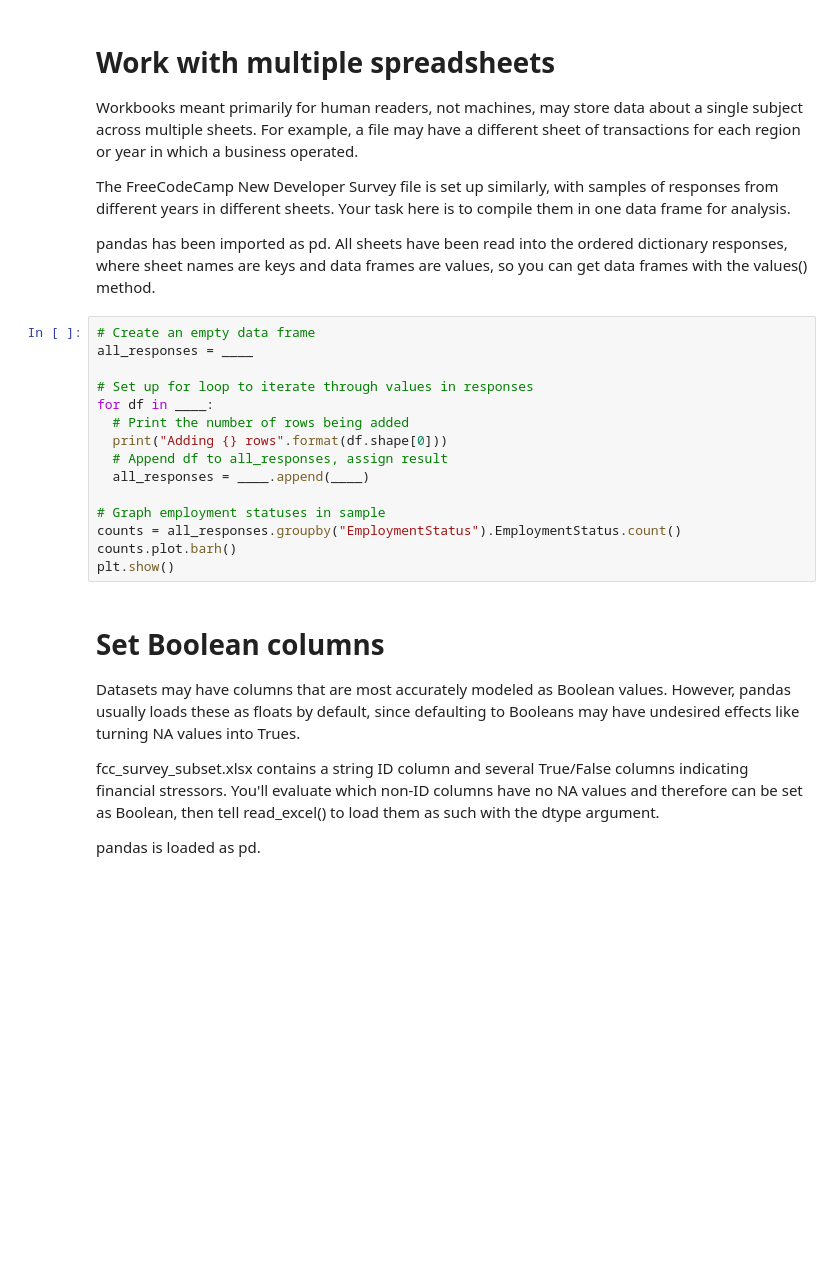
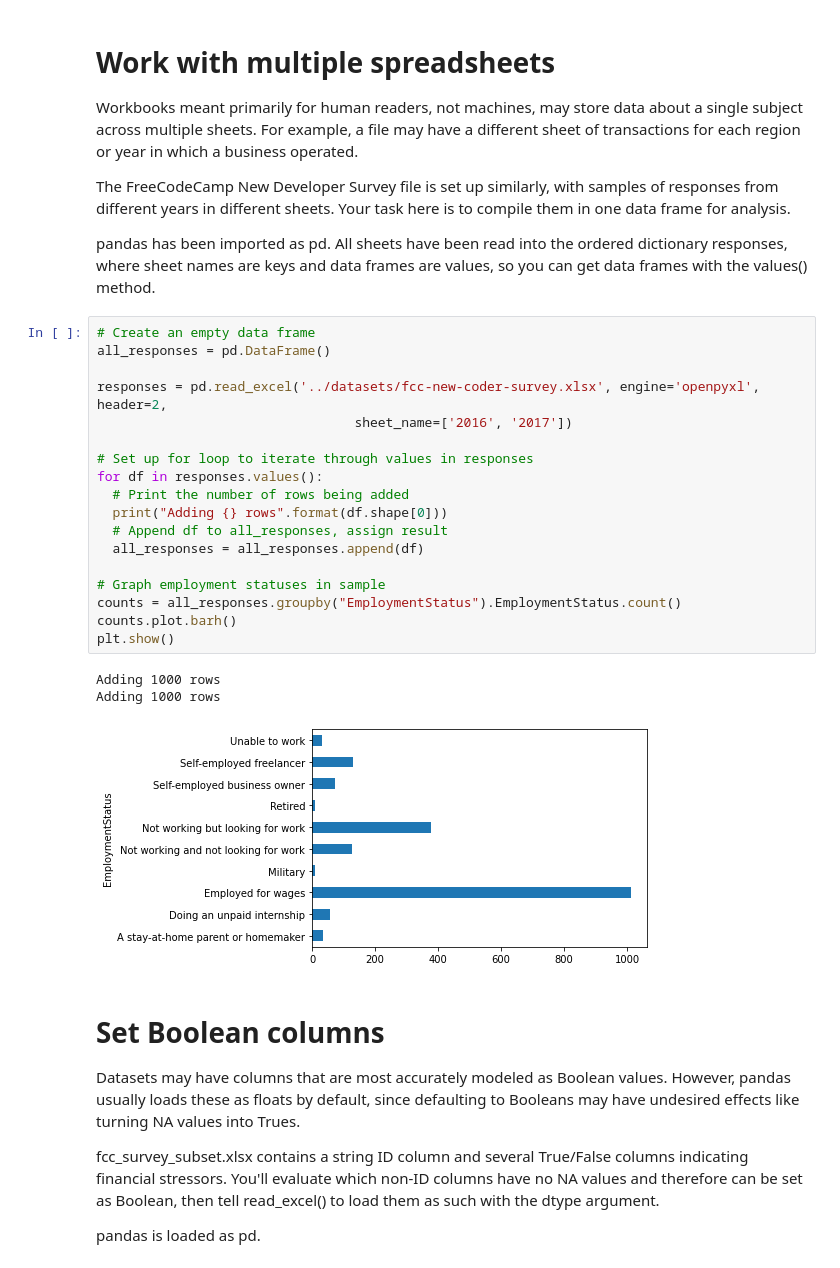
Before and after one commit to MohamedFarih/datacamp-playground, a Jupyter notebook: streamlined-data-ingestion-with-pandas/2. Importing Data From Excel Files/notebook_section_2.ipynb, the cells around one changed output. Saved outputs shown, nothing was run; the diff lists cells and outputs as text; blank space fills up the shorter version.

```diff
--- a/streamlined-data-ingestion-with-pandas/2. Importing Data From Excel Files/notebook_section_2.ipynb
+++ b/streamlined-data-ingestion-with-pandas/2. Importing Data From Excel Files/notebook_section_2.ipynb
@@ -71,19 +111,26 @@ The FreeCodeCamp New Developer Survey file is set up similarly, with samples of
 pandas has been imported as pd. All sheets have been read into the ordered dictionary responses, where sheet names are keys and data frames are values, so you can get data frames with the values() method.
 # %%
 # Create an empty data frame
-all_responses = ____
+all_responses = pd.DataFrame()
+
+responses = pd.read_excel('../datasets/fcc-new-coder-survey.xlsx', engine='openpyxl', header=2,
+                                 sheet_name=['2016', '2017'])
 
 # Set up for loop to iterate through values in responses
-for df in ____:
+for df in responses.values():
   # Print the number of rows being added
   print("Adding {} rows".format(df.shape[0]))
   # Append df to all_responses, assign result
-  all_responses = ____.append(____)
+  all_responses = all_responses.append(df)
 
 # Graph employment statuses in sample
 counts = all_responses.groupby("EmploymentStatus").EmploymentStatus.count()
 counts.plot.barh()
 plt.show()
+# %% [output]
+Adding 1000 rows
+Adding 1000 rows
+[figure, added]
 # %% [markdown]
 # Set Boolean columns
 Datasets may have columns that are most accurately modeled as Boolean values. However, pandas usually loads these as floats by default, since defaulting to Booleans may have undesired effects like turning NA values into Trues.
```
Also changed, not shown: parts of 13 cells of this notebook.
